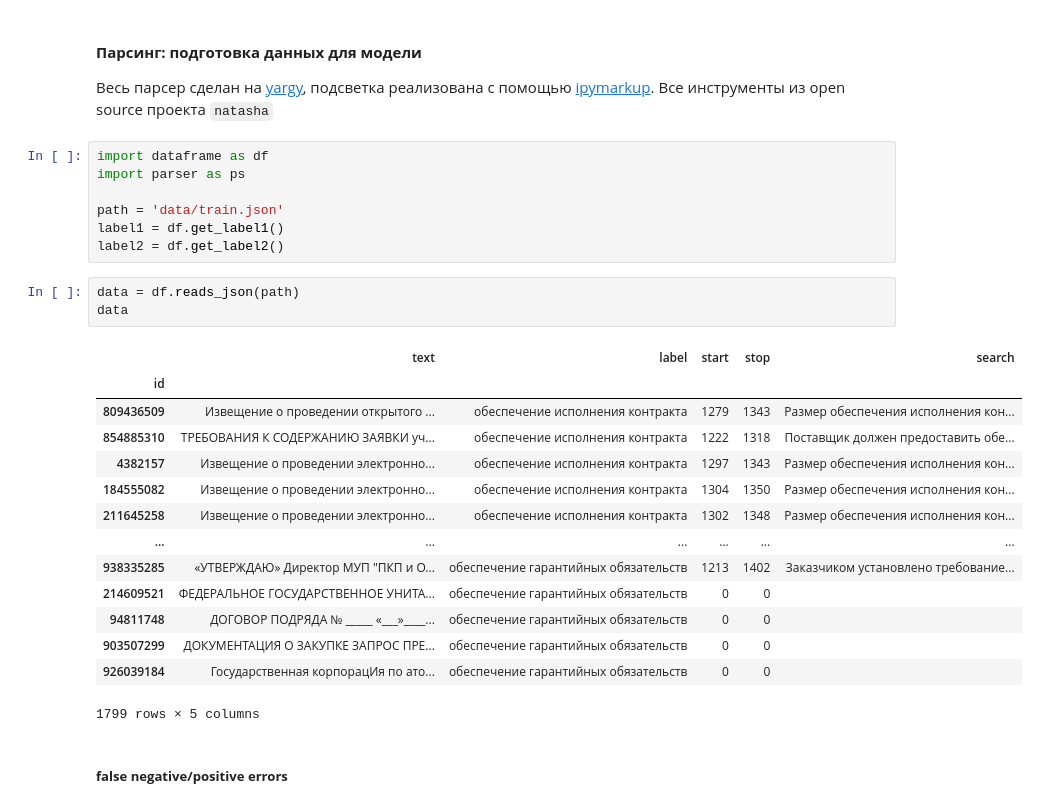
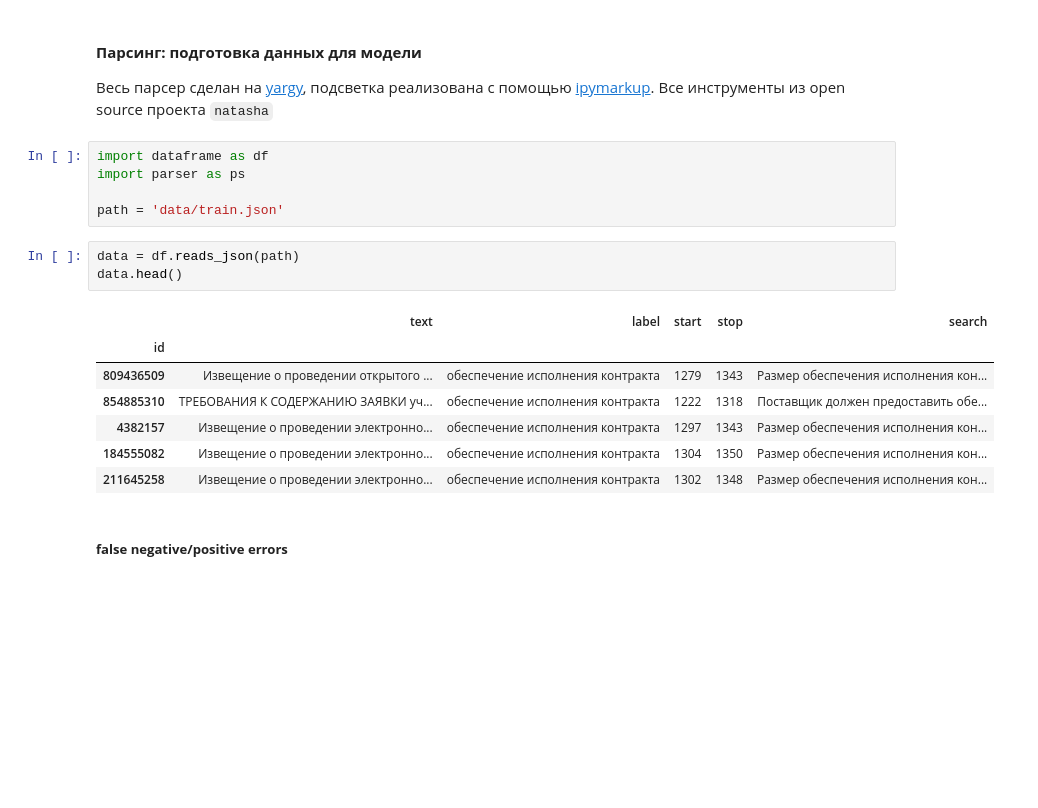
Before and after one commit to gmrn/ner_doc, a Jupyter notebook: solution/parsing.ipynb, the cells around one changed output. Saved outputs shown, nothing was run; the diff lists cells and outputs as text; blank space fills up the shorter version.

```diff
--- a/solution/parsing.ipynb
+++ b/solution/parsing.ipynb
@@ -8,26 +8,17 @@ import dataframe as df
 import parser as ps
 
 path = 'data/train.json'
-label1 = df.get_label1()
-label2 = df.get_label2()
 # %%
 data = df.reads_json(path)
-data
+data.head()
 # %% [output]
 |  | text | label | start | stop | search |
 | id |  |  |  |  |  |
 | 809436509 | Извещение о проведении открытого ... | обеспечение исполнения контракта | 1279 | 1343 | Размер обеспечения исполнения кон... |
 | 854885310 | ТРЕБОВАНИЯ К СОДЕРЖАНИЮ ЗАЯВКИ уч... | обеспечение исполнения контракта | 1222 | 1318 | Поставщик должен предоставить обе... |
 | 4382157 | Извещение о проведении электронно... | обеспечение исполнения контракта | 1297 | 1343 | Размер обеспечения исполнения кон... |
 | 184555082 | Извещение о проведении электронно... | обеспечение исполнения контракта | 1304 | 1350 | Размер обеспечения исполнения кон... |
 | 211645258 | Извещение о проведении электронно... | обеспечение исполнения контракта | 1302 | 1348 | Размер обеспечения исполнения кон... |
-| ... | ... | ... | ... | ... | ... |
-| 938335285 | «УТВЕРЖДАЮ» Директор МУП "ПКП и О... | обеспечение гарантийных обязательств | 1213 | 1402 | Заказчиком установлено требование... |
-| 214609521 | ФЕДЕРАЛЬНОЕ ГОСУДАРСТВЕННОЕ УНИТА... | обеспечение гарантийных обязательств | 0 | 0 |  |
-| 94811748 | ДОГОВОР ПОДРЯДА № _____ «___»____... | обеспечение гарантийных обязательств | 0 | 0 |  |
-| 903507299 | ДОКУМЕНТАЦИЯ О ЗАКУПКЕ ЗАПРОС ПРЕ... | обеспечение гарантийных обязательств | 0 | 0 |  |
-| 926039184 | Государственная корпорацИя по ато... | обеспечение гарантийных обязательств | 0 | 0 |  |
-1799 rows × 5 columns
 # %% [markdown]
 ##### **false negative/positive errors**
 # %% [markdown]
```
Also changed, not shown: parts of 13 cells of this notebook, 6 other files.
